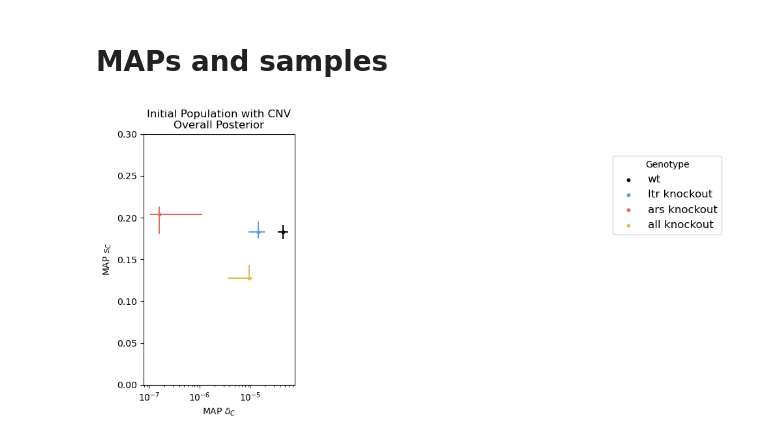
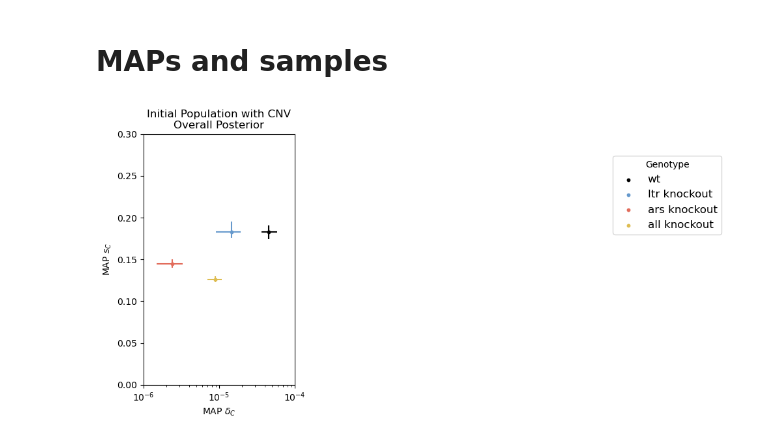
Before and after one commit to yoavram-lab/chuong_et_al, a Jupyter notebook: Overall Posterior.ipynb, the cells around one changed output. Drawn from its saved outputs; the diff is of its cells as text; code cells hidden in the pictures.

Commit message:
changed epsilon to -150

```diff
--- a/Overall Posterior.ipynb
+++ b/Overall Posterior.ipynb
@@ -22,7 +22,7 @@ prior = utils.BoxUniform(low=torch.tensor(prior_min),
 posterior_chuong = pickle.load(open(f'posteriors/posterior_chuong.pkl', 'rb'))
 posterior_lauer = pickle.load(open(f'posteriors/posterior_lauer.pkl', 'rb'))
 n_eval = 300
-epsilon = -250
+epsilon = -150
 log_Cs = pd.read_csv('posteriors/log_Cs.csv', index_col=0)
 overall_posteriors = {}
 
@@ -146,31 +146,33 @@ from seaborn import scatterplot
 
 # Plot formation rate δc and fitness effect Sc for given MAPs
 def plot_maps(ax, lines, title):
     for line in lines:
         knock = ' knockout' if line!='wt' else ''
         op = overall_posteriors[line]
         mapp = op.get_map()
         x, y = 10**mapp[1], 10**mapp[0]
         ax.scatter(x, y, color=rep_colors[line], s = 10, label = f'{line}{knock}')
         ax.set_xlabel('MAP $δ_C$')
         ax.set_ylabel('MAP $s_C$')
         ax.set_title(title)
         ax.set_xscale('log')
         ax.legend(loc=(3.1,0.6), fontsize = 12, title = 'Genotype')
 
         # Add HDIs
         samples = op.sample(50)
         xdf, ydf = 10**samples[:,1], 10**samples[:,0]
         xmin,xmax = xdf.min(), xdf.max()
         ymin,ymax = ydf.min(), ydf.max()
         ax.vlines(x, ymin=ymin,ymax=ymax,color=rep_colors[line])
         ax.hlines(y,xmin=xmin,xmax=xmax,color=rep_colors[line])
 
 fig, ax = plt.subplots(figsize=(3,5))
 ax.set_ylim(0,0.3)
+ax.set_xlim(10**-6, 10**-4)
 
 # Only Chuong
 chuong_lines = ['wt', 'ltr', 'ars', 'all']
 plot_maps(ax, chuong_lines, 'Initial Population with CNV\nOverall Posterior')
+plt.show()
 # %% [output]
-[figure, old version]
+[figure, new version]
```
Also changed, not shown: parts of 2 cells of this notebook.
